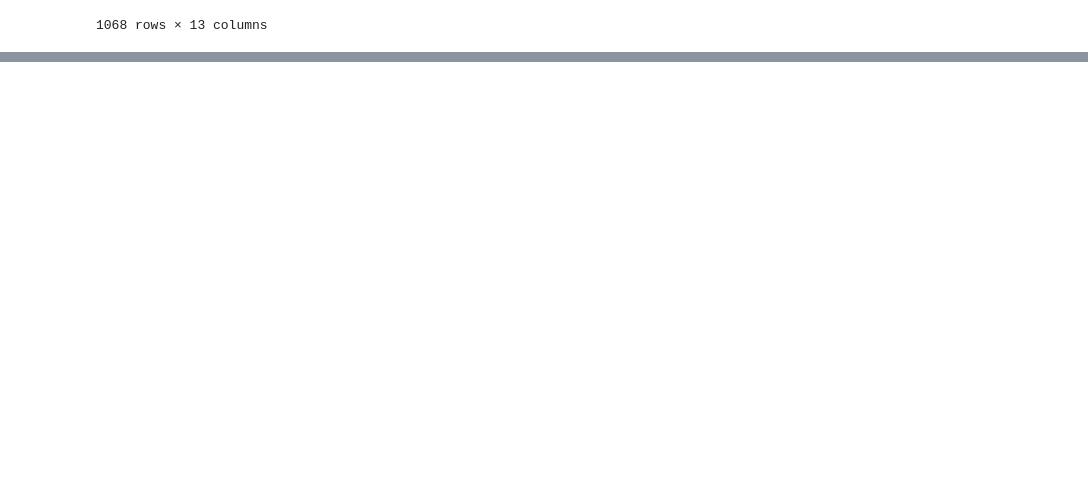
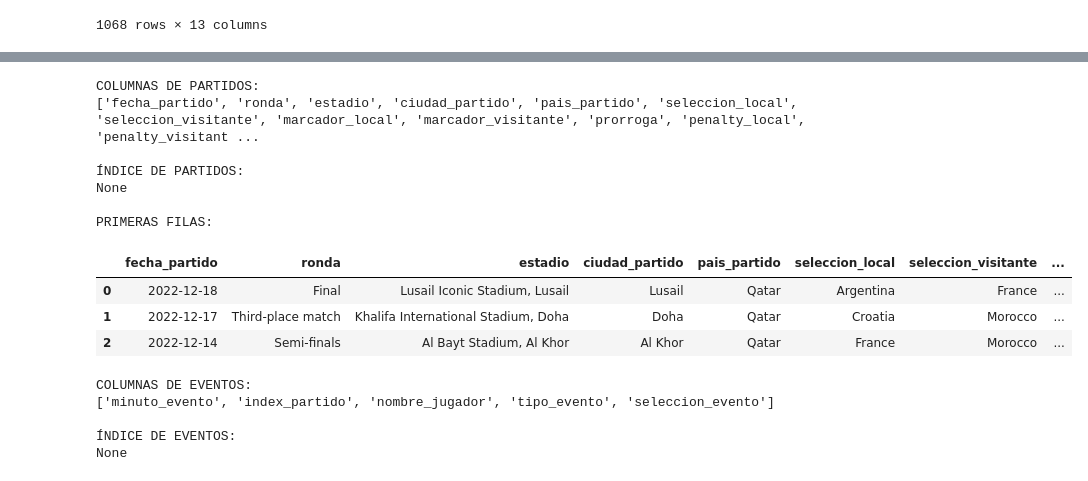
Before and after one commit to isabelmillington06/proyecto-mundial-adquisici-n-y-visualicaci-n-de-datos-, a Jupyter notebook: datasetsWC26/entrega1.ipynb, the cells around one changed output, grey strips where cells are left out. Cells and saved outputs as stored; diff of their text form; code cells hidden in the pictures; blank space fills up the shorter version.

```diff
--- a/datasetsWC26/entrega1.ipynb
+++ b/datasetsWC26/entrega1.ipynb
@@ -701,0 +814,32 @@ partidos
+# %%
+print("COLUMNAS DE PARTIDOS:")
+print(partidos.columns.tolist())
+
+print("\nÍNDICE DE PARTIDOS:")
+print(partidos.index.name)
+
+print("\nPRIMERAS FILAS:")
+display(partidos.head(3))
+
+print("\nCOLUMNAS DE EVENTOS:")
+print(eventos.columns.tolist())
+
+print("\nÍNDICE DE EVENTOS:")
+print(eventos.index.name)
+# %% [output]
+COLUMNAS DE PARTIDOS:
+['fecha_partido', 'ronda', 'estadio', 'ciudad_partido', 'pais_partido', 'seleccion_local', 'seleccion_visitante', 'marcador_local', 'marcador_visitante', 'prorroga', 'penalty_local', 'penalty_visitant ...
+
+ÍNDICE DE PARTIDOS:
+None
+
+PRIMERAS FILAS:
+|  | fecha_partido | ronda | estadio | ciudad_partido | pais_partido | seleccion_local | seleccion_visitante | ... |
+| 0 | 2022-12-18 | Final | Lusail Iconic Stadium, Lusail | Lusail | Qatar | Argentina | France | ... |
+| 1 | 2022-12-17 | Third-place match | Khalifa International Stadium, Doha | Doha | Qatar | Croatia | Morocco | ... |
+| 2 | 2022-12-14 | Semi-finals | Al Bayt Stadium, Al Khor | Al Khor | Qatar | France | Morocco | ... |
+COLUMNAS DE EVENTOS:
+['minuto_evento', 'index_partido', 'nombre_jugador', 'tipo_evento', 'seleccion_evento']
+
+ÍNDICE DE EVENTOS:
+None
```
Also changed, not shown: parts of 14 cells of this notebook, 2 other files.
